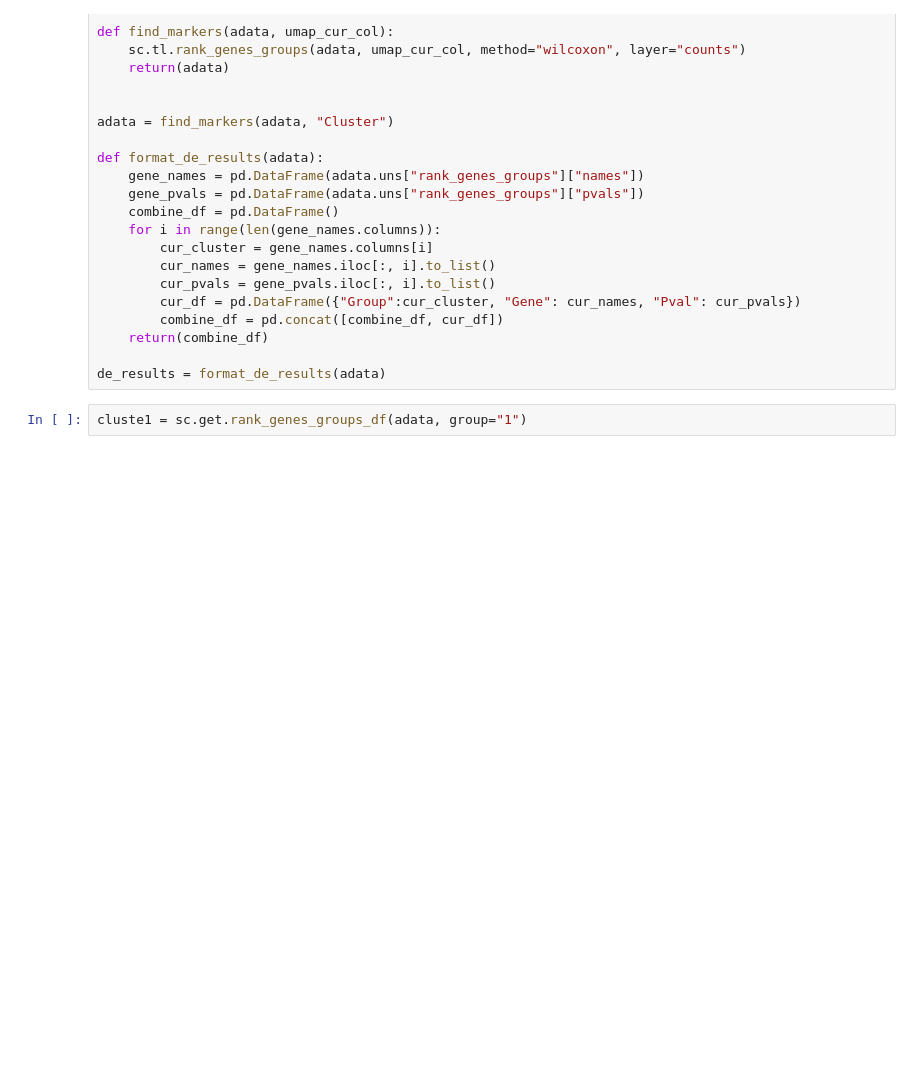
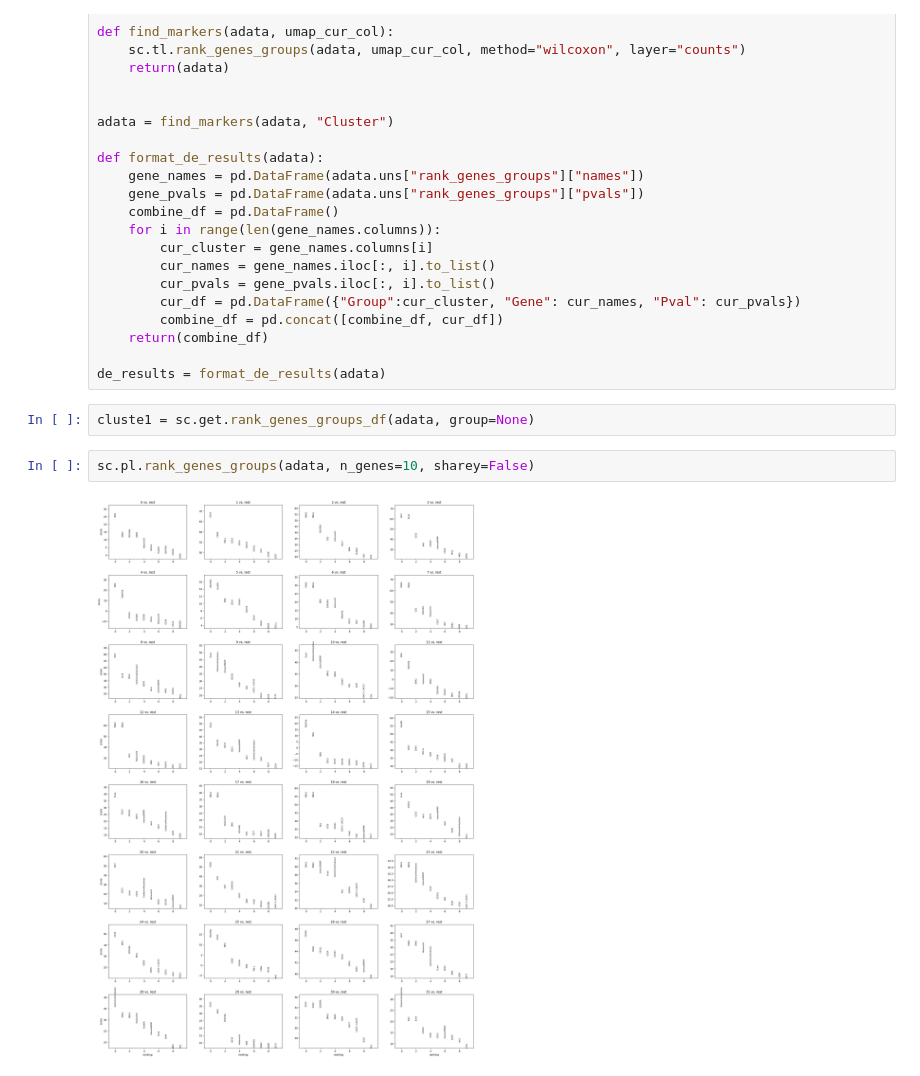
Before and after one commit to ncats/multiplex-analysis-web-apps, a Jupyter notebook: Drafts/Wilcox.ipynb, the cells around one changed output. Cells and saved outputs as stored; diff of their text form; blank space fills up the shorter version.

```diff
--- a/Drafts/Wilcox.ipynb
+++ b/Drafts/Wilcox.ipynb
@@ -28,4 +28,8 @@ def format_de_results(adata):
 
 de_results = format_de_results(adata)
 # %%
-cluste1 = sc.get.rank_genes_groups_df(adata, group="1")
+cluste1 = sc.get.rank_genes_groups_df(adata, group=None)
+# %%
+sc.pl.rank_genes_groups(adata, n_genes=10, sharey=False)
+# %% [output]
+[figure, added]
```
Also changed, not shown: 2 other files.
